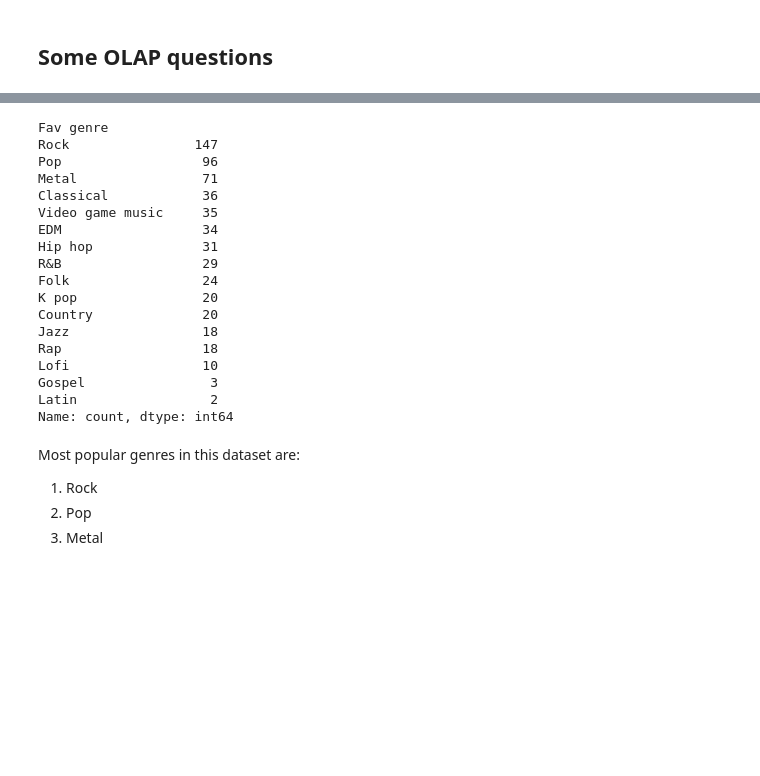
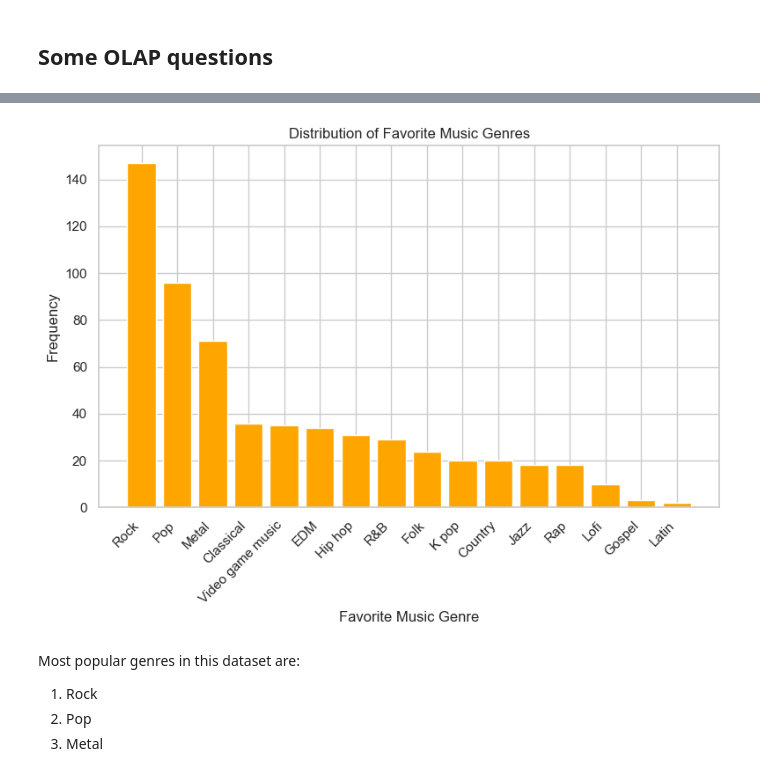
Before and after one commit to ElliceNels/B3EPIC, a Jupyter notebook: Data_Science_Workflow.ipynb, the cells around one changed output, grey strips where cells are left out. Drawn from its saved outputs; the diff is of its cells as text; code cells hidden in the pictures; blank space fills up the shorter version.

```diff
--- a/Data_Science_Workflow.ipynb
+++ b/Data_Science_Workflow.ipynb
@@ -336,24 +375,16 @@ cleanedDataset.loc[(cleanedDataset['Fav genre'] == 'Rock') & (cleanedDataset['Me
 # %%
-cleanedDataset['Fav genre'].value_counts()
+counts = cleanedDataset['Fav genre'].value_counts()
+
+plt.figure(figsize=(8,6))
+plt.bar(counts.index, counts.values, color='orange')
+plt.xlabel('Favorite Music Genre')
+plt.ylabel('Frequency')
+plt.title('Distribution of Favorite Music Genres')
+plt.xticks(rotation=45, ha='right')
+plt.tight_layout()
+plt.show()
 # %% [output]
-Fav genre
-Rock                147
-Pop                  96
-Metal                71
-Classical            36
-Video game music     35
-EDM                  34
-Hip hop              31
-R&B                  29
-Folk                 24
-K pop                20
-Country              20
-Jazz                 18
-Rap                  18
-Lofi                 10
-Gospel                3
-Latin                 2
-Name: count, dtype: int64
+[figure, added]
 # %% [markdown]
 Most popular genres in this dataset are:
 1. Rock
```
Also changed, not shown: parts of 1 cell of this notebook, 1 other file.
